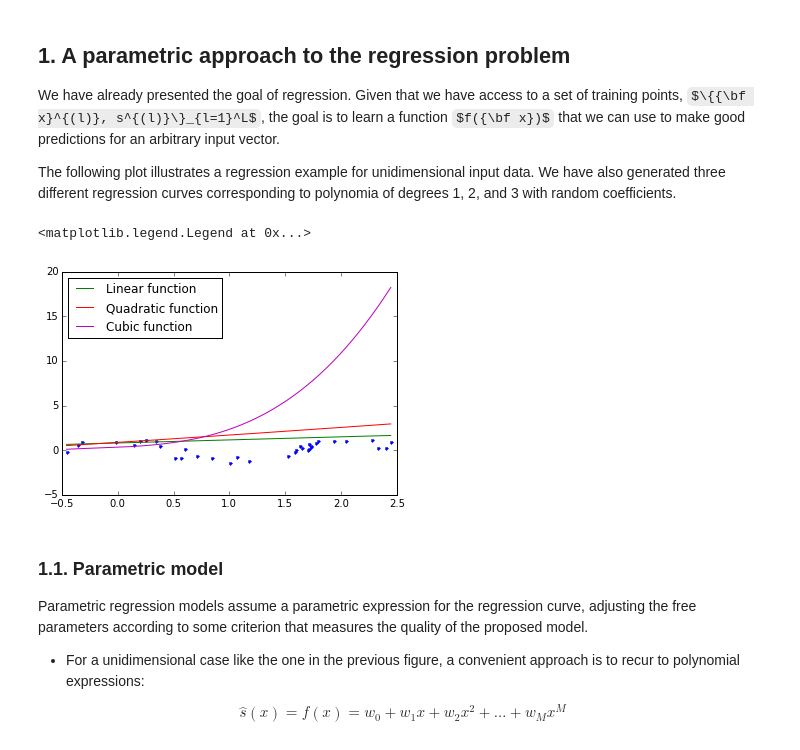
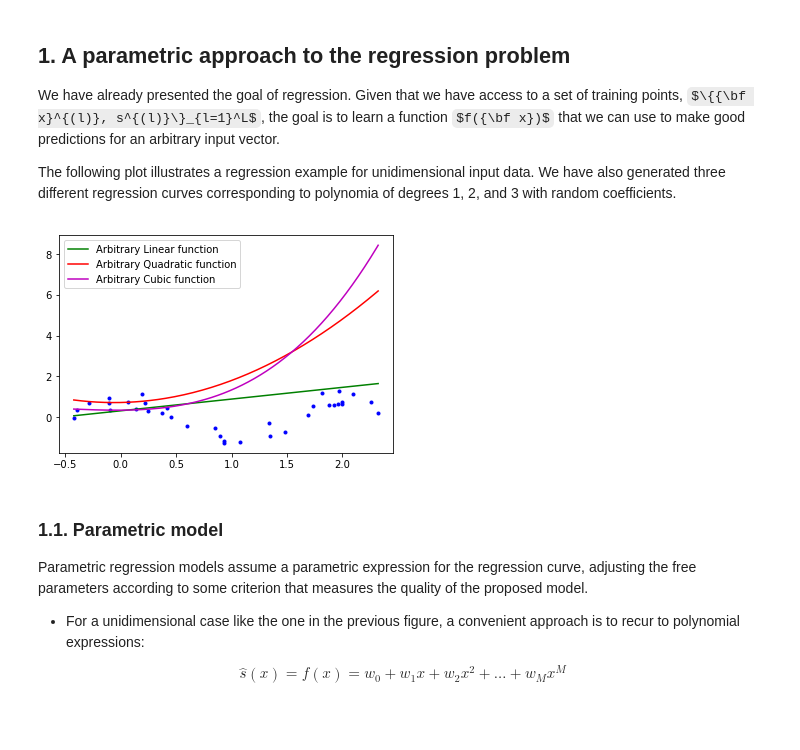
Before and after one commit to ML4DS/ML4all, a Jupyter notebook: R3.Least_Squares/regresion_LS.ipynb, the cells around one changed output. Saved outputs shown, nothing was run; the diff lists cells and outputs as text; code cells hidden in the pictures; some formulas as TeX source; blank space fills up the shorter version.

```diff
--- a/R3.Least_Squares/regresion_LS.ipynb
+++ b/R3.Least_Squares/regresion_LS.ipynb
@@ -34,31 +39,34 @@ The following plot illustrates a regression example for unidimensional input dat
 # %%
 n_points = 35
 n_grid = 200
 frec = 3
 std_n = 0.3
 
-#Location of the training points
+# Location of the training points
 X_tr = (3 * np.random.random((n_points,1)) - 0.5)
-#Labels are obtained from a sinusoidal function, and contaminated by noise
+
+# Labels are obtained from a sinusoidal function, and contaminated by noise
 S_tr = np.cos(frec*X_tr) + std_n * np.random.randn(n_points,1)
-#Equally spaced points in the X-axis
 
+# Equally spaced points in the X-axis
 X_grid = np.linspace(np.min(X_tr),np.max(X_tr),n_grid)
-f1 = np.random.random((1,1)) + np.random.random((1,1))*X_grid
-f2 = np.random.random((1,1)) + np.random.random((1,1))*X_grid + \
-     np.random.random((1,1))*(X_grid**2)
-f3 = np.random.random((1,1)) + np.random.random((1,1))*X_grid + \
-     np.random.random((1,1))*(X_grid**2) + np.random.random((1,1))*(X_grid**3)
+
+# Gererate random prediction curves
+f1 = np.random.random() + np.random.random()*X_grid
+f2 = np.random.random() + np.random.random()*X_grid + \
+     np.random.random()*(X_grid**2)
+f3 = np.random.random() + np.random.random()*X_grid + \
+     np.random.random()*(X_grid**2) + np.random.random()*(X_grid**3)
 
 plt.plot(X_tr,S_tr,'b.')
-plt.plot(X_grid,f1.T,'g-',label='Linear function')
-plt.plot(X_grid,f2.T,'r-',label='Quadratic function')
-plt.plot(X_grid,f3.T,'m-',label='Cubic function')
+plt.plot(X_grid,f1.T,'g-',label='Arbitrary Linear function')
+plt.plot(X_grid,f2.T,'r-',label='Arbitrary Quadratic function')
+plt.plot(X_grid,f3.T,'m-',label='Arbitrary Cubic function')
 
 plt.legend(loc='best')
+plt.show()
 # %% [output]
-<matplotlib.legend.Legend at 0x...>
-[figure, old version]
+[figure, new version]
 # %% [markdown]
 ### 1.1. Parametric model
 
```
Also changed, not shown: parts of 7 cells of this notebook, 13 other files.
